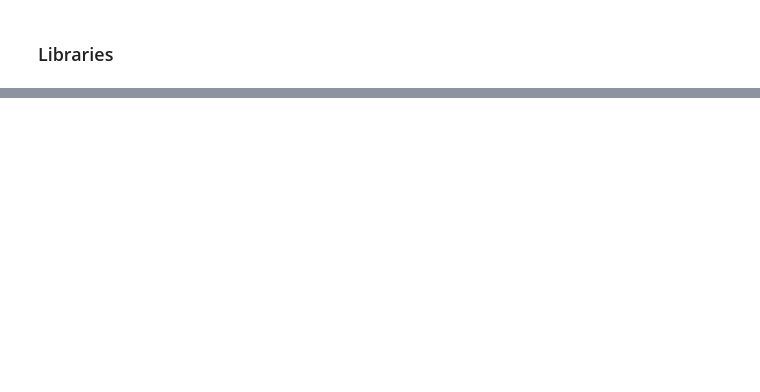
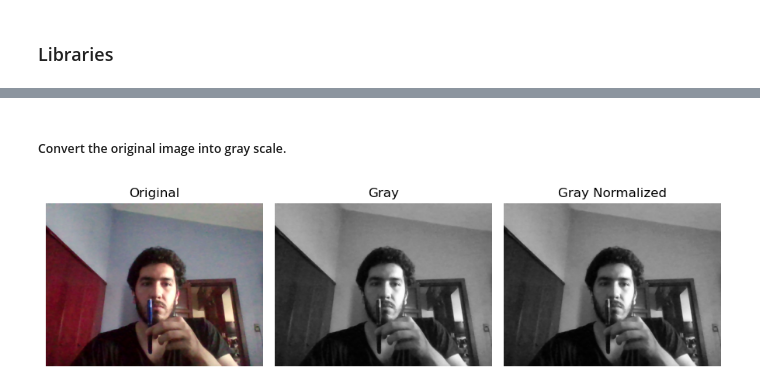
Before and after one commit to ComputerVisionTeam5/HW1, a Jupyter notebook: main.ipynb, the cells around one changed output, grey strips where cells are left out. Cells and saved outputs as stored; diff of their text form; code cells hidden in the pictures; blank space fills up the shorter version.

```diff
--- a/main.ipynb
+++ b/main.ipynb
@@ -249,0 +23,10 @@ plot_img(3,(12,6),["Frame 9", "Frame 12", "Frame 15"],[frames[8], frames[11],fra
+# %% [markdown]
+##### Convert the original image into gray scale.
+# %%
+gray = cv.cvtColor(frame, cv.COLOR_BGR2GRAY)
+gray.astype(float)
+grayN = cv.normalize(gray, None, 0, 255, cv.NORM_MINMAX, cv.CV_8U)
+
+plot_img(3,(9,4.5),["Original", "Gray", "Gray Normalized"],[frame, gray, grayN])
+# %% [output]
+[figure, added]
```
Also changed, not shown: parts of 46 cells of this notebook, 50 other files.
